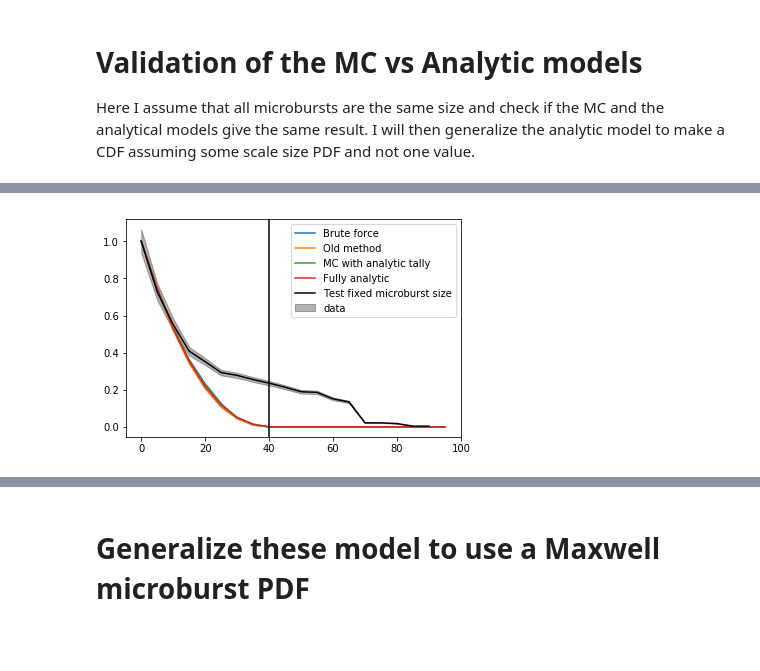
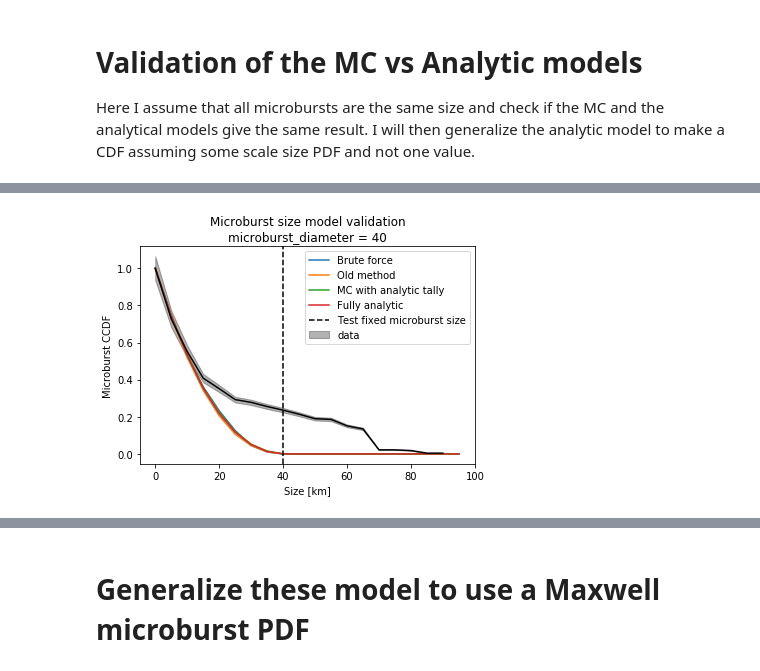
Before and after one commit to mshumko/ac6_microburst_scale_sizes, a Jupyter notebook: models/microburst_scale_size_model.ipynb, the cells around one changed output, grey strips where cells are left out. Saved outputs shown, nothing was run; the diff lists cells and outputs as text; code cells hidden in the pictures; blank space fills up the shorter version.

```diff
--- a/models/microburst_scale_size_model.ipynb
+++ b/models/microburst_scale_size_model.ipynb
@@ -97,6 +97,11 @@ def mc_brute_force(r, n_bursts=int(1E5), bins=np.arange(0, 100, 5)):
     but should be the closest to reality
     """
     N = np.zeros_like(bins)
+
+    # If supplied a single valued radius r.
+    if not hasattr(r, '__len__'):
+        r = r*np.ones(n_bursts)
+
     for i, bin_i in enumerate(bins):
         # Generate n_bursts number of microbursts randomly scattered in a grid
         # and fixed radius r.
@@ -105,8 +110,8 @@ def mc_brute_force(r, n_bursts=int(1E5), bins=np.arange(0, 100, 5)):
 
         # Now loop over the bursts and tally up the number of microbursts
         # observed by hypothetical spacercaft at (0, 0) and (0, bin_i).
-        for bx, by in zip(burst_x, burst_y):
-            if (dist(bx, by, 0, 0) <= r) and (dist(bx, by, 0, bin_i) <= r):
+        for bx, by, br in zip(burst_x, burst_y, r):
+            if (dist(bx, by, 0, 0) <= br) and (dist(bx, by, 0, bin_i) <= br):
                 N[i] += 1
     total_N = np.sum(N)
     cdf = np.array([np.sum(N[i:])/total_N for i in range(len(bins))])
@@ -246,16 +250,17 @@ Analytic MC run time 0.00563
 # %%
 plt.plot(bins, cdf_brute, label='Brute force')
 plt.plot(bins, mc_cdf, label='Old method');
 plt.plot(bins, cdf_tally_analytic, label='MC with analytic tally');
 plt.plot(bins, cdf_analytic, label='Fully analytic')
 plt.plot(cdf_data['Separation [km]'], cdf_data['CDF'], c='k', label='_nolegend_')
 plt.fill_between(cdf_data['Separation [km]'],
                  cdf_data['CDF']-cdf_data['CDF_std'],
                  cdf_data['CDF']+cdf_data['CDF_std'],
                  color='k', alpha=0.3, label='data');
-plt.axvline(r*2, color='k', label='Test fixed microburst size');
-plt.legend();
-plt.xlim(right=100);
+plt.axvline(r*2, color='k', ls='--', label='Test fixed microburst size');
+plt.legend(); plt.xlim(right=100);
+plt.title(f'Microburst size model validation\nmicroburst_diameter = {2*r}');
+plt.xlabel('Size [km]'); plt.ylabel('Microburst CCDF');
 #plt.savefig('compare_mc_models.png', dpi=300)
 # %% [output]
-[figure, old version]
+[figure, new version]
```
Also changed, not shown: parts of 10 cells of this notebook.
